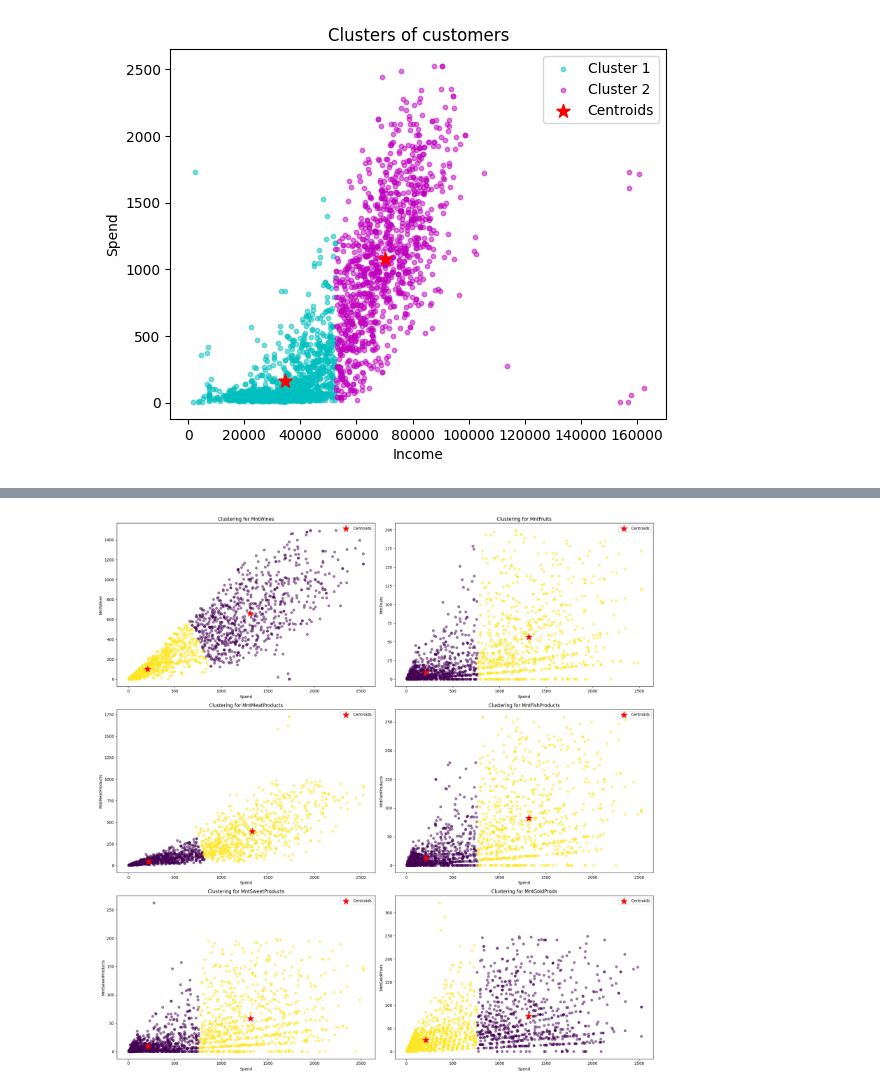
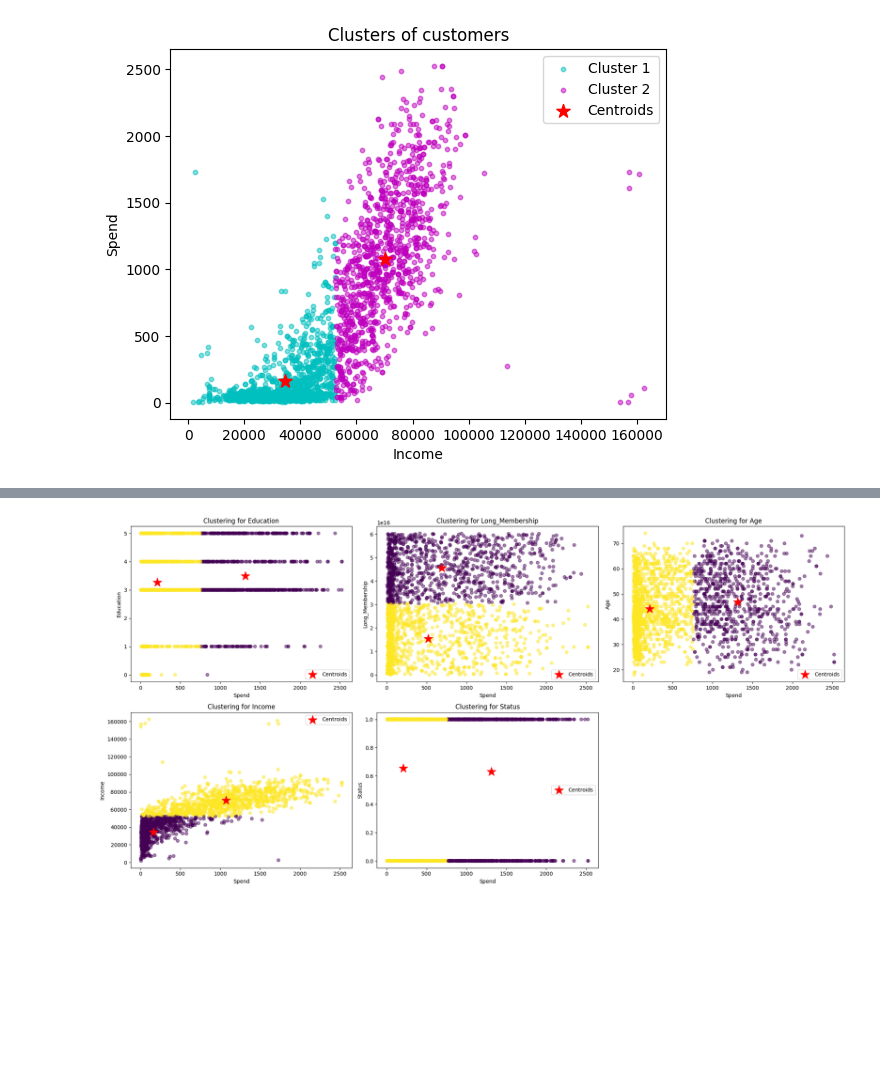
Before and after one commit to ddedida/machine-learning, a Jupyter notebook: customer-personality-analysis/customer-personality-analysis.ipynb, the cells around one changed output, grey strips where cells are left out. Saved outputs shown, nothing was run; the diff lists cells and outputs as text; code cells hidden in the pictures; blank space fills up the shorter version.

```diff
--- a/customer-personality-analysis/customer-personality-analysis.ipynb
+++ b/customer-personality-analysis/customer-personality-analysis.ipynb
@@ -198,3 +198,7 @@ df.head()
 | 2 | 3 | 71613.0 | 426 | 49 | 127 | 111 | 21 | ... |
 | 3 | 3 | 26646.0 | 11 | 4 | 20 | 10 | 3 | ... |
 | 4 | 5 | 58293.0 | 173 | 43 | 118 | 46 | 27 | ... |
+# %%
+drop_attributes = ['MntWines', 'MntFruits', 'MntMeatProducts', 'MntFishProducts', 'MntSweetProducts', 'MntGoldProds', 'NumDealsPurchases', 'NumWebPurchases', 'NumCatalogPurchases', 'NumStorePurchases', 'NumWebVisitsMonth']
+df.drop(columns=drop_attributes, inplace=True)
+df.head()
@@ -284,31 +304,31 @@ plt.show()
 # %% [output]
 [figure]
 # %%
-product_columns = ['MntWines', 'MntFruits', 'MntMeatProducts', 'MntFishProducts', 'MntSweetProducts', 'MntGoldProds']
+columns = ['Education', 'Long_Membership', 'Age', 'Spend', 'Status']
 
-plt.figure(figsize=(20, 20))
+plt.figure(figsize=(20, 10))
 
-num_rows = 3
-num_cols = 2
+num_rows = 2
+num_cols = 3
 
 total_subplots = num_rows * num_cols
 
-for idx, product in enumerate(product_columns, start=1):
-    data = df[['Income', product]]
+for idx, column in enumerate(columns, start=1):
+    data = df[['Income', column]]
     n_clusters = 2
 
     kmeans = KMeans(n_clusters=n_clusters, init='k-means++', max_iter=300, n_init=10, random_state=0)
     kmeans.fit(data)
 
-    df[f'{product}_cluster'] = kmeans.labels_
+    df[f'{column}_cluster'] = kmeans.labels_
 
     plt.subplot(num_rows, num_cols, idx)
 
-    plt.scatter(data['Income'], data[product], c=kmeans.labels_, cmap='viridis', alpha=0.5)
+    plt.scatter(data['Income'], data[column], c=kmeans.labels_, cmap='viridis', alpha=0.5)
     plt.scatter(kmeans.cluster_centers_[:, 0], kmeans.cluster_centers_[:, 1], s=300, c='red', marker='*', label='Centroids')
-    plt.title(f'Clustering for {product}')
+    plt.title(f'Clustering for {column}')
     plt.xlabel('Income')
-    plt.ylabel(product)
+    plt.ylabel(column)
     plt.legend()
 
 plt.tight_layout()
@@ -318,32 +338,32 @@ plt.show()
 # %%
-produk_columns = ['MntWines', 'MntFruits', 'MntMeatProducts', 'MntFishProducts', 'MntSweetProducts', 'MntGoldProds']
+columns = ['Education', 'Long_Membership', 'Age', 'Income', 'Status']
 
-plt.figure(figsize=(20, 20))
+plt.figure(figsize=(20, 10))
 
-num_rows = 3
-num_cols = 2
+num_rows = 2
+num_cols = 3
 
 total_subplots = num_rows * num_cols
 
-for idx, produk in enumerate(produk_columns, start=1):
-    data = df[['Spend', produk]]
+for idx, column in enumerate(columns, start=1):
+    data = df[['Spend', column]]
     n_clusters = 2
 
     kmeans = KMeans(n_clusters=n_clusters, init='k-means++', max_iter=300, n_init=10, random_state=0)
     kmeans.fit(data)
 
-    df[f'{produk}_cluster'] = kmeans.labels_
+    df[f'{column}_cluster'] = kmeans.labels_
 
     plt.subplot(num_rows, num_cols, idx)
 
-    plt.scatter(data['Spend'], data[produk], c=kmeans.labels_, cmap='viridis', alpha=0.5)
+    plt.scatter(data['Spend'], data[column], c=kmeans.labels_, cmap='viridis', alpha=0.5)
     plt.scatter(kmeans.cluster_centers_[:, 0], kmeans.cluster_centers_[:, 1], s=300, c='red', marker='*', label='Centroids')
-    plt.title(f'Clustering for {produk}')
+    plt.title(f'Clustering for {column}')
     plt.xlabel('Spend')
-    plt.ylabel(produk)
+    plt.ylabel(column)
     plt.legend()
 
 plt.tight_layout()
 plt.show()
 # %% [output]
-[figure, old version]
+[figure, new version]
```
Also changed, not shown: parts of 8 cells of this notebook.
